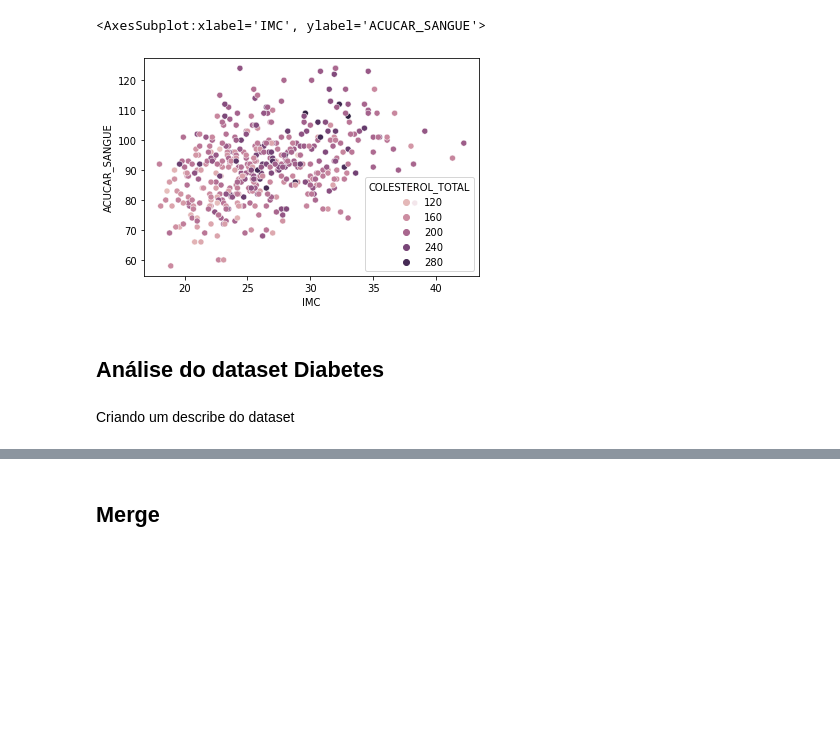
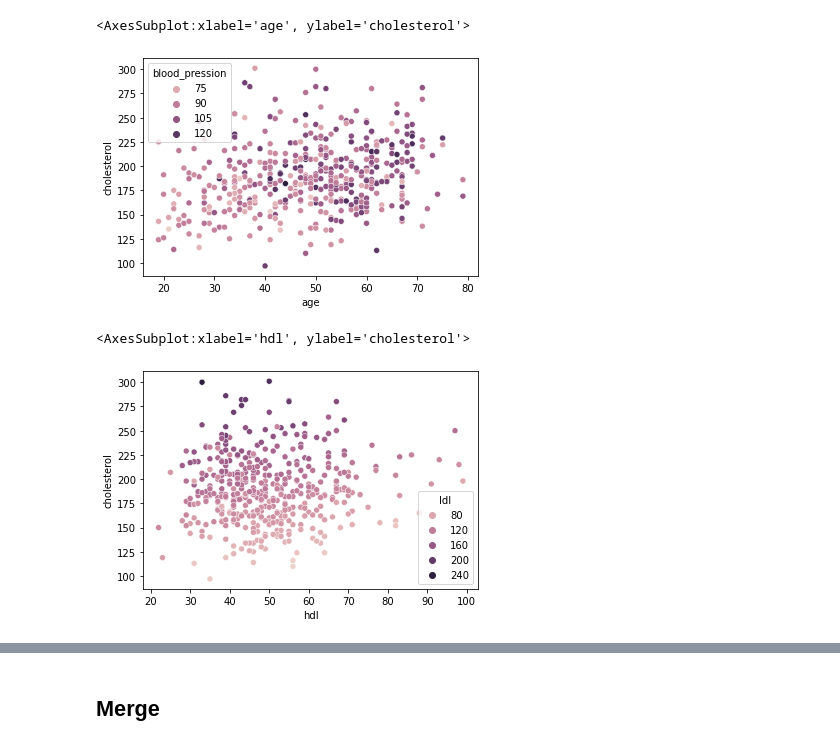
Before and after one commit to GeovaneBarros/Mentoria_Lead, a Jupyter notebook: exercicios.ipynb, the cells around one changed output, grey strips where cells are left out. Drawn from its saved outputs; the diff is of its cells as text; code cells hidden in the pictures; blank space fills up the shorter version.

```diff
--- a/exercicios.ipynb
+++ b/exercicios.ipynb
@@ -15,2 +12,0 @@ Renomeando as colunas
-# %%
-diabetes.columns = ['IDADE', 'SEXO', 'IMC', 'PRESSAO_ARTERIAL', 'COLESTEROL_TOTAL', 'LDL', 'HDL','TCH','LTG','ACUCAR_SANGUE','Y']
@@ -18,0 +15,2 @@ diabetes.columns = ['IDADE', 'SEXO', 'IMC', 'PRESSAO_ARTERIAL', 'COLESTEROL_TOTA
+# %%
+diabetes.columns = ['age', 'sex', 'bmi', 'blood_pression', 'cholesterol', 'ldl', 'hdl','tch','ltg','blood_sugar','Y']
@@ -19,9 +24,10 @@ diabetes.columns = ['IDADE', 'SEXO', 'IMC', 'PRESSAO_ARTERIAL', 'COLESTEROL_TOTA
 # %%
-sb.scatterplot(data=diabetes, x='IMC', y='ACUCAR_SANGUE', hue='COLESTEROL_TOTAL')
+sb.scatterplot(data=diabetes, x='age', y='cholesterol', hue='blood_pression')
 # %% [output]
-<AxesSubplot:xlabel='IMC', ylabel='ACUCAR_SANGUE'>
+<AxesSubplot:xlabel='age', ylabel='cholesterol'>
-[figure, old version]
+[figure, new version]
-# %% [markdown]
-## Análise do dataset Diabetes
-# %% [markdown]
-Criando um describe do dataset
+# %%
+sb.scatterplot(data=diabetes, x='hdl', y='cholesterol', hue='ldl')
+# %% [output]
+<AxesSubplot:xlabel='hdl', ylabel='cholesterol'>
+[figure, added]
```
Also changed, not shown: parts of 32 cells of this notebook, 3 other files.
